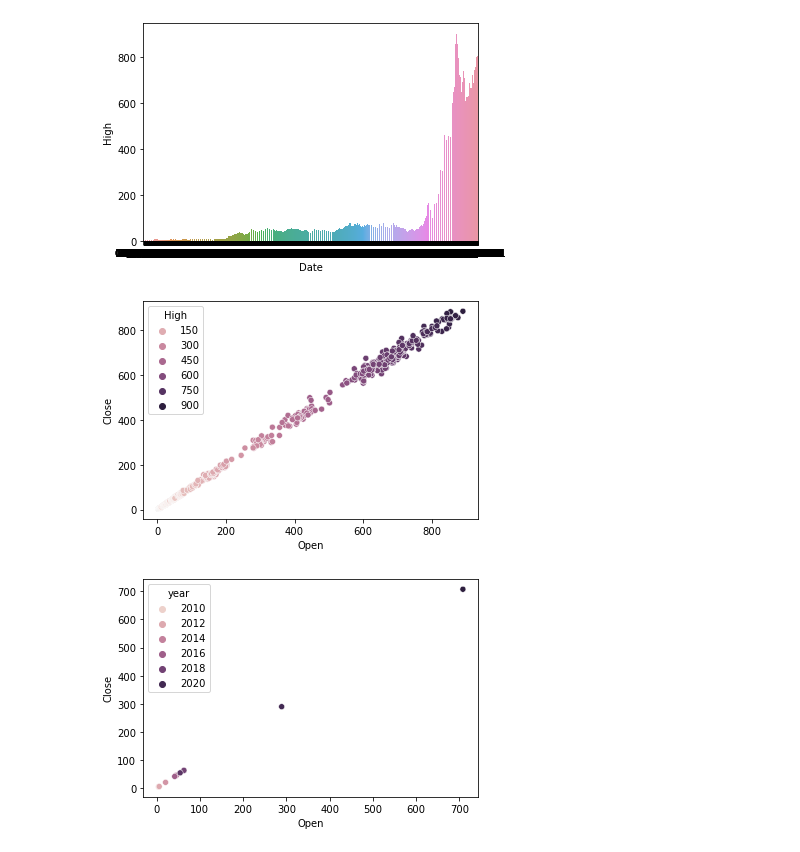
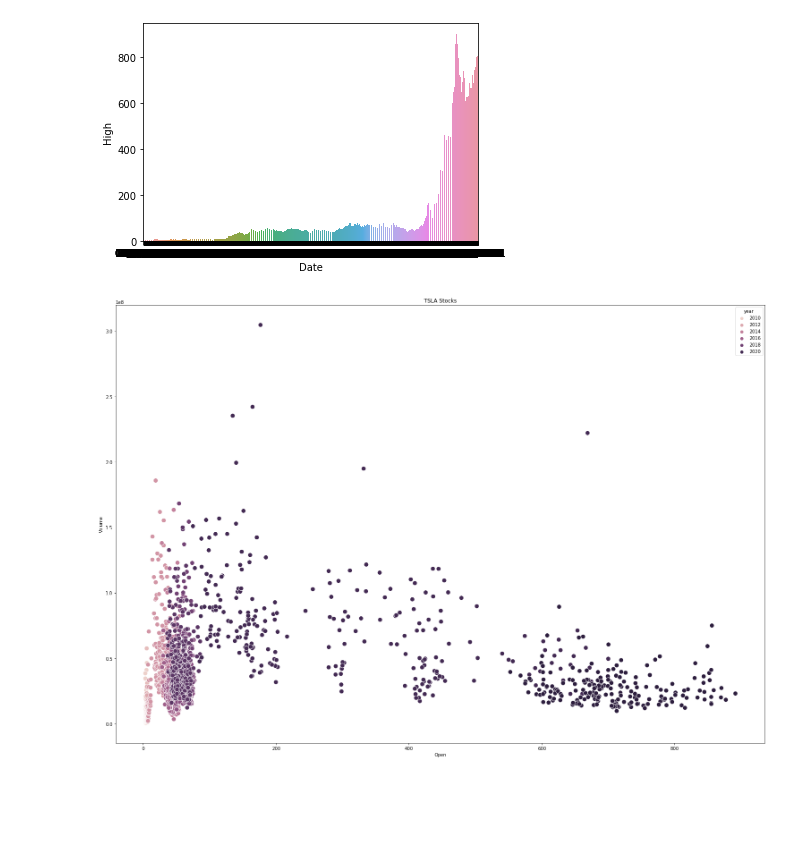
Before and after one commit to anacarol84/Project1_Tesla, a Jupyter notebook: Project-1/DataCleaningnew.ipynb, the cells around one changed output. Drawn from its saved outputs; the diff is of its cells as text; code cells hidden in the pictures; blank space fills up the shorter version.

```diff
--- a/Project-1/DataCleaningnew.ipynb
+++ b/Project-1/DataCleaningnew.ipynb
@@ -159,13 +171,13 @@ sns.barplot(x='Date',y='High',data = Tesla_Df)
 [figure]
 # %%
 #plotting using scatter plot (daily open,close,high)
-sns.scatterplot(x='Open',y='Close',hue='High',data=Tesla_Df)
-plt.savefig("scatterplot open vs close.png")
+#How to show the distrubtion of volumes of stock traded regard to the opening price in a day?
+plt.figure(figsize=(26,18))
+plt.title('TSLA Stocks')
+
+sns.scatterplot(Tesla_year_Df.Open, Tesla_year_Df.Volume, hue= Tesla_year_Df.year, s=100 );
+plt.savefig("Distribition of volumens of stock traded regard to opening price.png")
+#This shows distribution of different year's vloume of stock traded being distributed in realtion to different opening prices
+#which make us easily get the idea of how prices can affect the volume
 # %% [output]
-[figure, old version]
+[figure, new version]
-# %%
-#plotting using scatter plot (average open,close)
-sns.scatterplot(x='Open',y='Close',hue = 'year',data=tsla_year_df)
-plt.savefig("scatterplot open vs close.png")
-# %% [output]
-[figure, removed]
```
Also changed, not shown: parts of 11 cells of this notebook, 5 other files.
